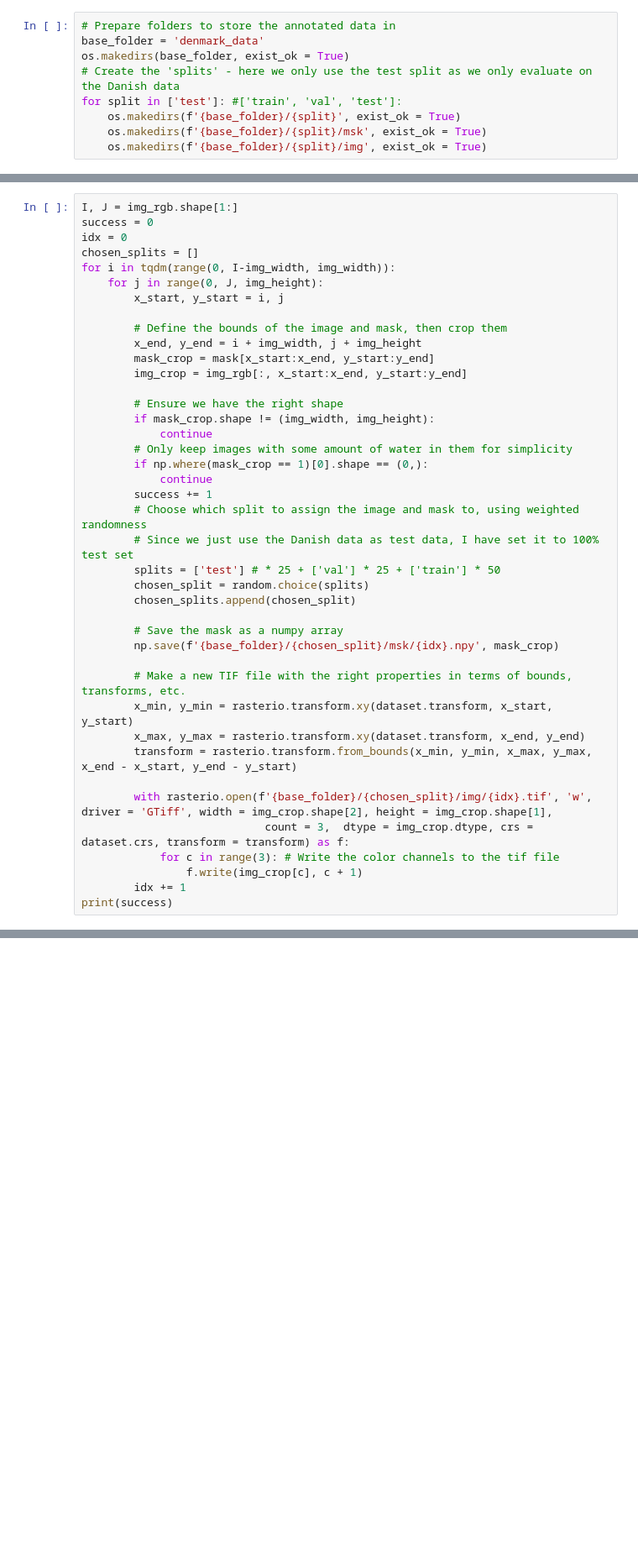
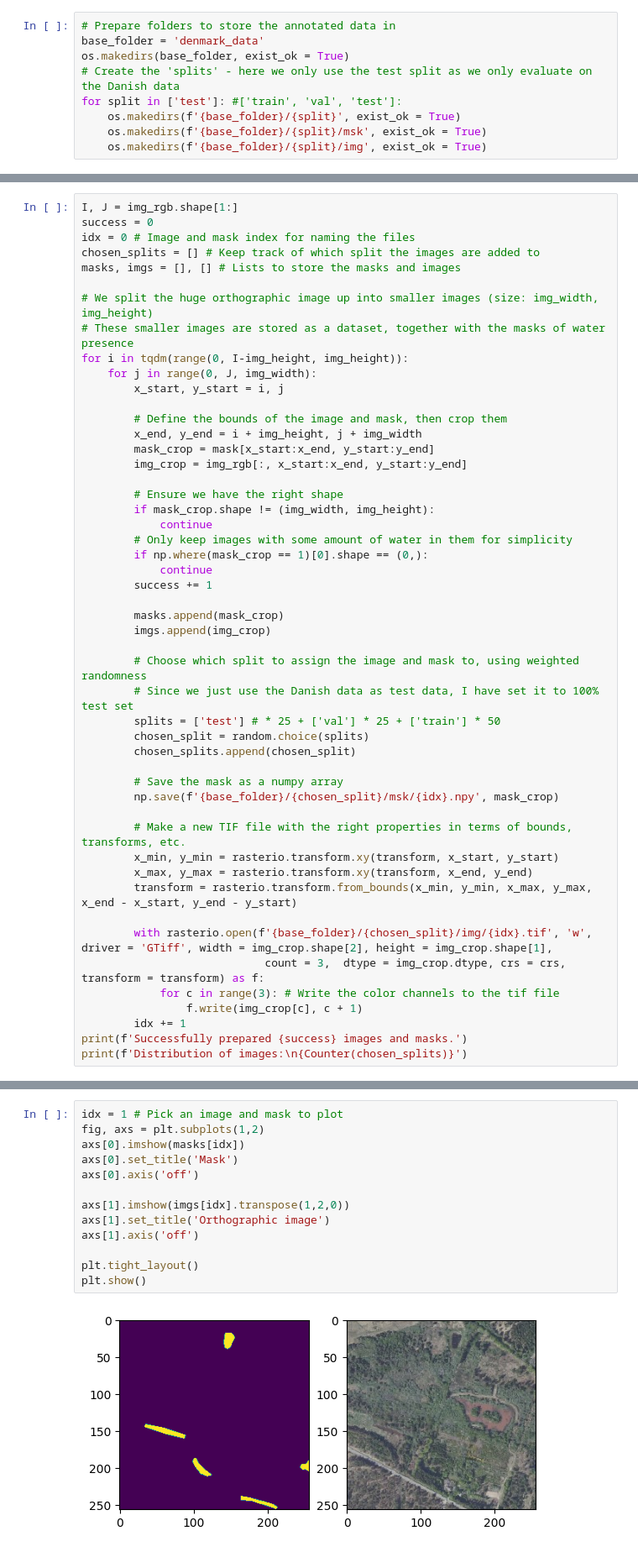
Before and after one commit to nataliehh/project-in-science-studies, a Jupyter notebook: prepare_dk_data.ipynb, the cells around one changed output, grey strips where cells are left out. Shown at 84% size. Cells and saved outputs as stored; diff of their text form; blank space fills up the shorter version.

```diff
--- a/prepare_dk_data.ipynb
+++ b/prepare_dk_data.ipynb
@@ -125,14 +162,18 @@ Wall time: 1min 40s
 # %%
 I, J = img_rgb.shape[1:]
 success = 0
-idx = 0
-chosen_splits = []
-for i in tqdm(range(0, I-img_width, img_width)):
-    for j in range(0, J, img_height):
+idx = 0 # Image and mask index for naming the files
+chosen_splits = [] # Keep track of which split the images are added to
+masks, imgs = [], [] # Lists to store the masks and images
+
+# We split the huge orthographic image up into smaller images (size: img_width, img_height)
+# These smaller images are stored as a dataset, together with the masks of water presence
+for i in tqdm(range(0, I-img_height, img_height)):
+    for j in range(0, J, img_width):
         x_start, y_start = i, j
 
         # Define the bounds of the image and mask, then crop them
-        x_end, y_end = i + img_width, j + img_height
+        x_end, y_end = i + img_height, j + img_width
         mask_crop = mask[x_start:x_end, y_start:y_end]
         img_crop = img_rgb[:, x_start:x_end, y_start:y_end]
 
@@ -143,6 +184,10 @@ for i in tqdm(range(0, I-img_width, img_width)):
         if np.where(mask_crop == 1)[0].shape == (0,):
             continue
         success += 1
+
+        masks.append(mask_crop)
+        imgs.append(img_crop)
+
         # Choose which split to assign the image and mask to, using weighted randomness
         # Since we just use the Danish data as test data, I have set it to 100% test set
         splits = ['test'] # * 25 + ['val'] * 25 + ['train'] * 50
@@ -153,14 +198,15 @@ for i in tqdm(range(0, I-img_width, img_width)):
         np.save(f'{base_folder}/{chosen_split}/msk/{idx}.npy', mask_crop)
 
         # Make a new TIF file with the right properties in terms of bounds, transforms, etc.
-        x_min, y_min = rasterio.transform.xy(dataset.transform, x_start, y_start)
-        x_max, y_max = rasterio.transform.xy(dataset.transform, x_end, y_end)
+        x_min, y_min = rasterio.transform.xy(transform, x_start, y_start)
+        x_max, y_max = rasterio.transform.xy(transform, x_end, y_end)
         transform = rasterio.transform.from_bounds(x_min, y_min, x_max, y_max, x_end - x_start, y_end - y_start)
 
         with rasterio.open(f'{base_folder}/{chosen_split}/img/{idx}.tif', 'w', driver = 'GTiff', width = img_crop.shape[2], height = img_crop.shape[1],
-                            count = 3,  dtype = img_crop.dtype, crs = dataset.crs, transform = transform) as f:
+                            count = 3,  dtype = img_crop.dtype, crs = crs, transform = transform) as f:
             for c in range(3): # Write the color channels to the tif file
                 f.write(img_crop[c], c + 1)
         idx += 1
-print(success)
+print(f'Successfully prepared {success} images and masks.')
+print(f'Distribution of images:\n{Counter(chosen_splits)}')
 # %% [output]
@@ -190,0 +241,15 @@ test_loader = DataLoader(dataset = test_dataset, batch_size = batch_size, shuffl
+# %%
+idx = 1 # Pick an image and mask to plot
+fig, axs = plt.subplots(1,2)
+axs[0].imshow(masks[idx])
+axs[0].set_title('Mask')
+axs[0].axis('off')
+
+axs[1].imshow(imgs[idx].transpose(1,2,0))
+axs[1].set_title('Orthographic image')
+axs[1].axis('off')
+
+plt.tight_layout()
+plt.show()
+# %% [output]
+[figure, added]
```
Also changed, not shown: parts of 20 cells of this notebook, 1 other file.
